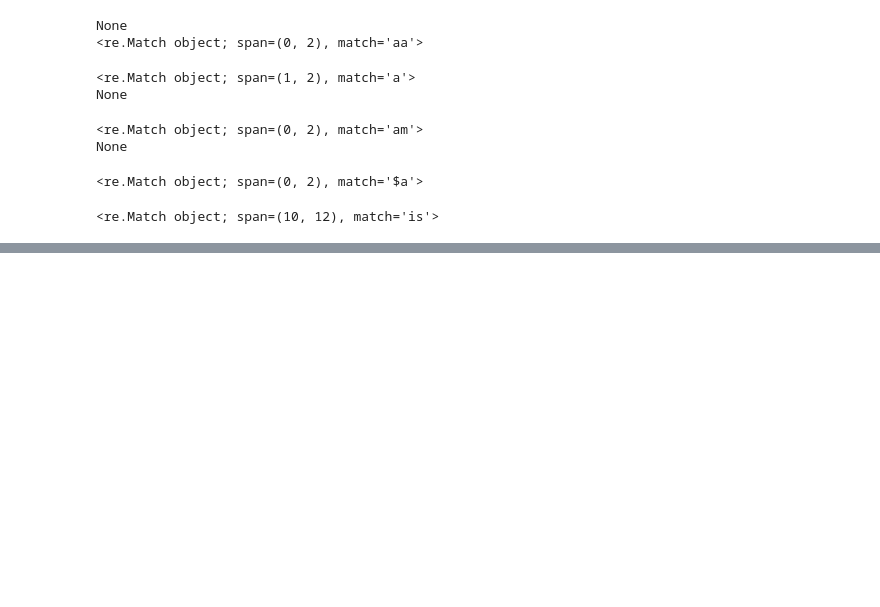
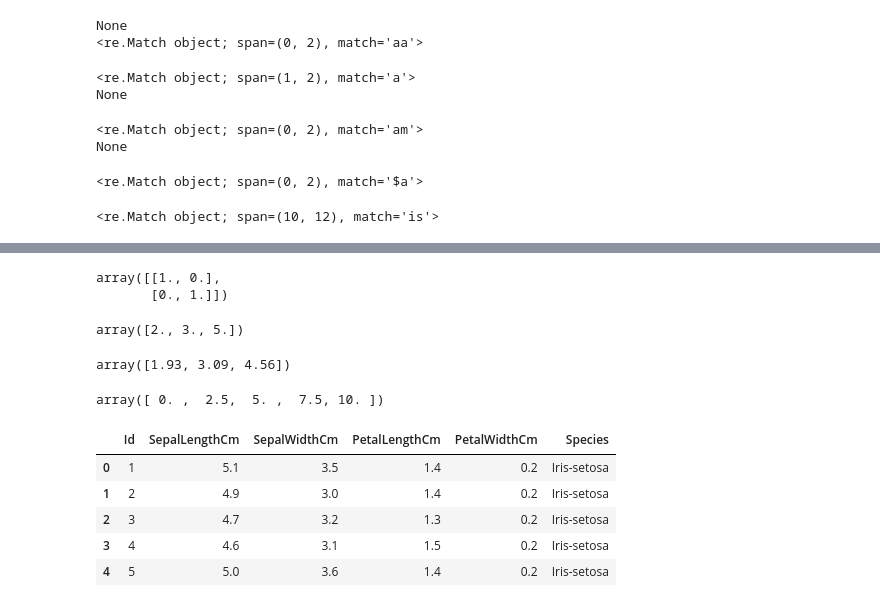
Before and after one commit to ChandimalPriyamantha/Artificial-Intelligence-code-experiments, a Jupyter notebook: Artificial Intelligence/S01-Python-Fundamental.ipynb, the cells around one changed output, grey strips where cells are left out. Drawn from its saved outputs; the diff is of its cells as text; code cells hidden in the pictures; blank space fills up the shorter version.

Commit message:
Ptyhon for Data Science

```diff
--- a/Artificial Intelligence/S01-Python-Fundamental.ipynb
+++ b/Artificial Intelligence/S01-Python-Fundamental.ipynb
@@ -1548,0 +1825,36 @@ x = re.split('\s')
+# %%
+#eye() - creating an identity matrix
+np.eye(2,2)
+# %% [output]
+array([[1., 0.],
+       [0., 1.]])
+# %%
+#round() - round off the decimal numbers of the array
+arr = np.array([1.932, 3.087, 4.56])
+np.round(arr)
+# %% [output]
+array([2., 3., 5.])
+# %%
+np.round(arr,2)
+# %% [output]
+array([1.93, 3.09, 4.56])
+# %%
+# linspace() - generates an evenly spaced numbers over a specified interval by the first two arguments of the function and the third argument specify the number of samples to be generated
+np.linspace(0,10,5)
+# %% [output]
+array([ 0. ,  2.5,  5. ,  7.5, 10. ])
+# %%
+#Reading CSV file
+import pandas as pd
+
+#reading csv file
+data = pd.read_csv('Iris.csv')
+# %%
+data.head()
+# %% [output]
+|  | Id | SepalLengthCm | SepalWidthCm | PetalLengthCm | PetalWidthCm | Species |
+| 0 | 1 | 5.1 | 3.5 | 1.4 | 0.2 | Iris-setosa |
+| 1 | 2 | 4.9 | 3.0 | 1.4 | 0.2 | Iris-setosa |
+| 2 | 3 | 4.7 | 3.2 | 1.3 | 0.2 | Iris-setosa |
+| 3 | 4 | 4.6 | 3.1 | 1.5 | 0.2 | Iris-setosa |
+| 4 | 5 | 5.0 | 3.6 | 1.4 | 0.2 | Iris-setosa |
```
Also changed, not shown: parts of 50 cells of this notebook, 1 other file.
